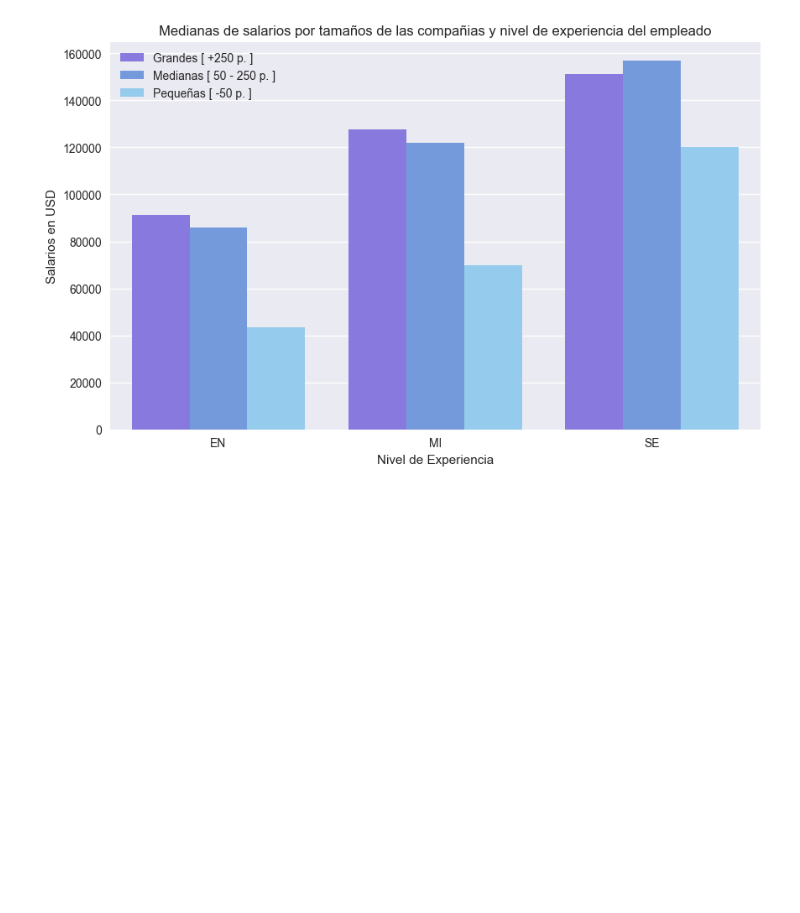
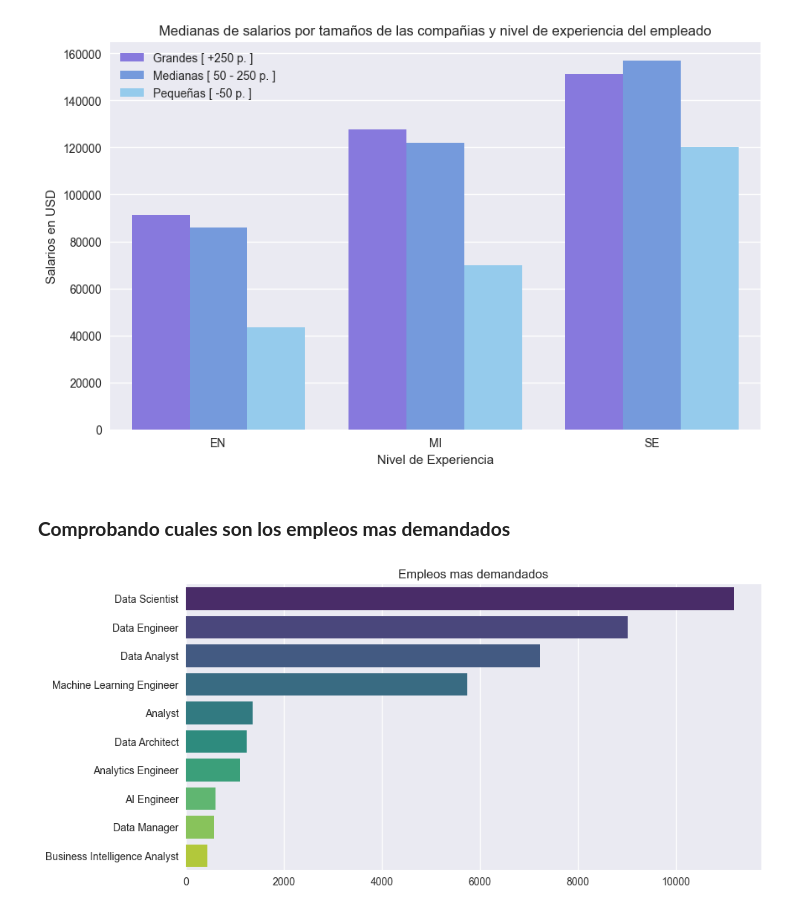
Before and after one commit to danielg9611/EDA_DataScience_2020-2025, a Jupyter notebook: memoria.ipynb, the cells around one changed output. Saved outputs shown, nothing was run; the diff lists cells and outputs as text; code cells hidden in the pictures; blank space fills up the shorter version.

```diff
--- a/memoria.ipynb
+++ b/memoria.ipynb
@@ -367,3 +369,16 @@ plt.xlabel('Nivel de Experiencia')
 # %% [output]
 Text(0.5, 0, 'Nivel de Experiencia')
 [figure]
+# %% [markdown]
+### **Comprobando cuales son los empleos mas demandados**
+# %%
+plt.figure(figsize=(10,5))
+sns.countplot(data=jobs, y='job_title', order=jobs['job_title'].value_counts().head(10).index, palette='viridis')
+
+plt.title('Empleos mas demandados')
+plt.xlabel('')
+plt.ylabel('')
+
+plt.show()
+# %% [output]
+[figure, added]
```
Also changed, not shown: parts of 3 cells of this notebook, 1 other file.
